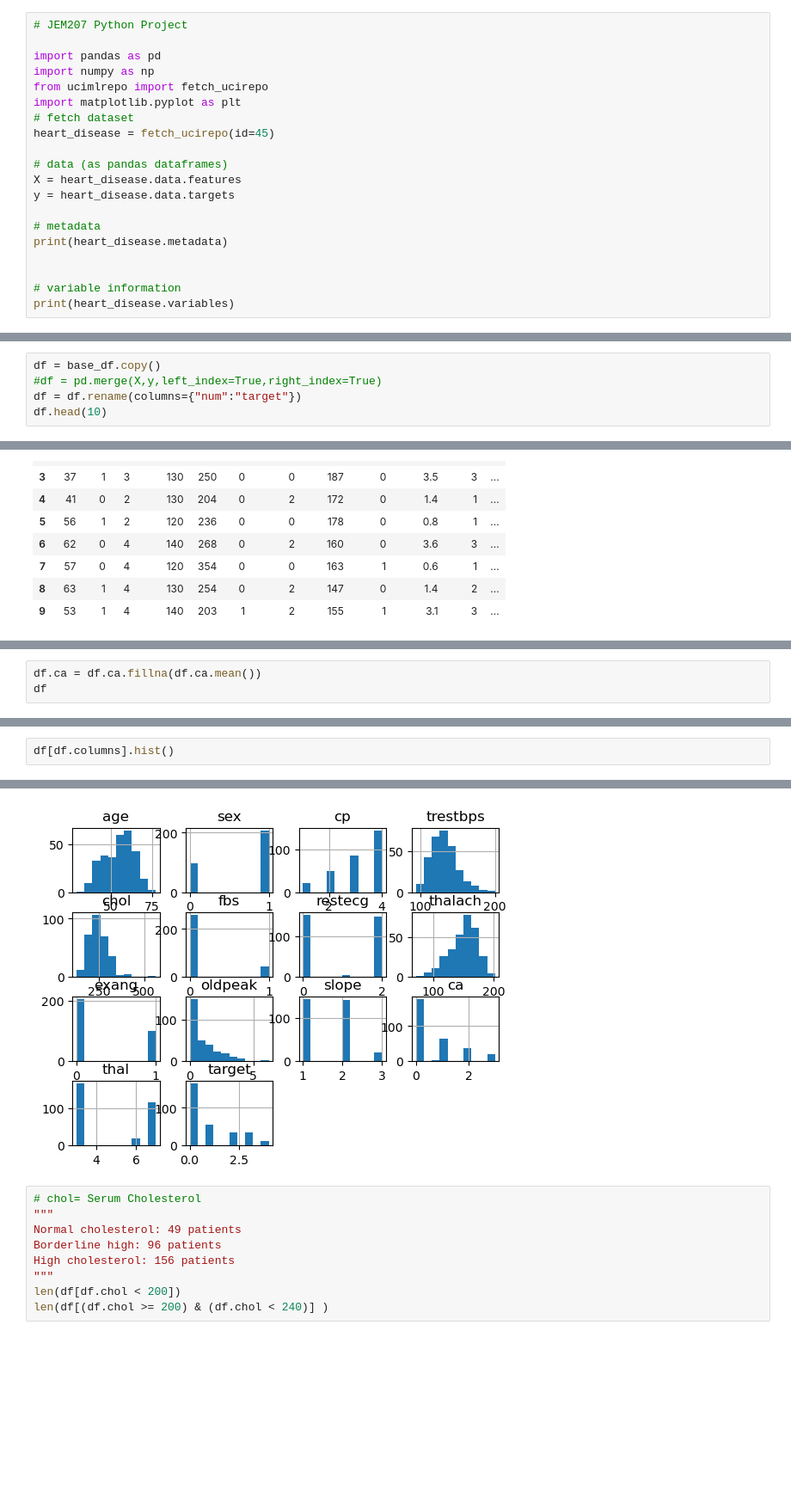
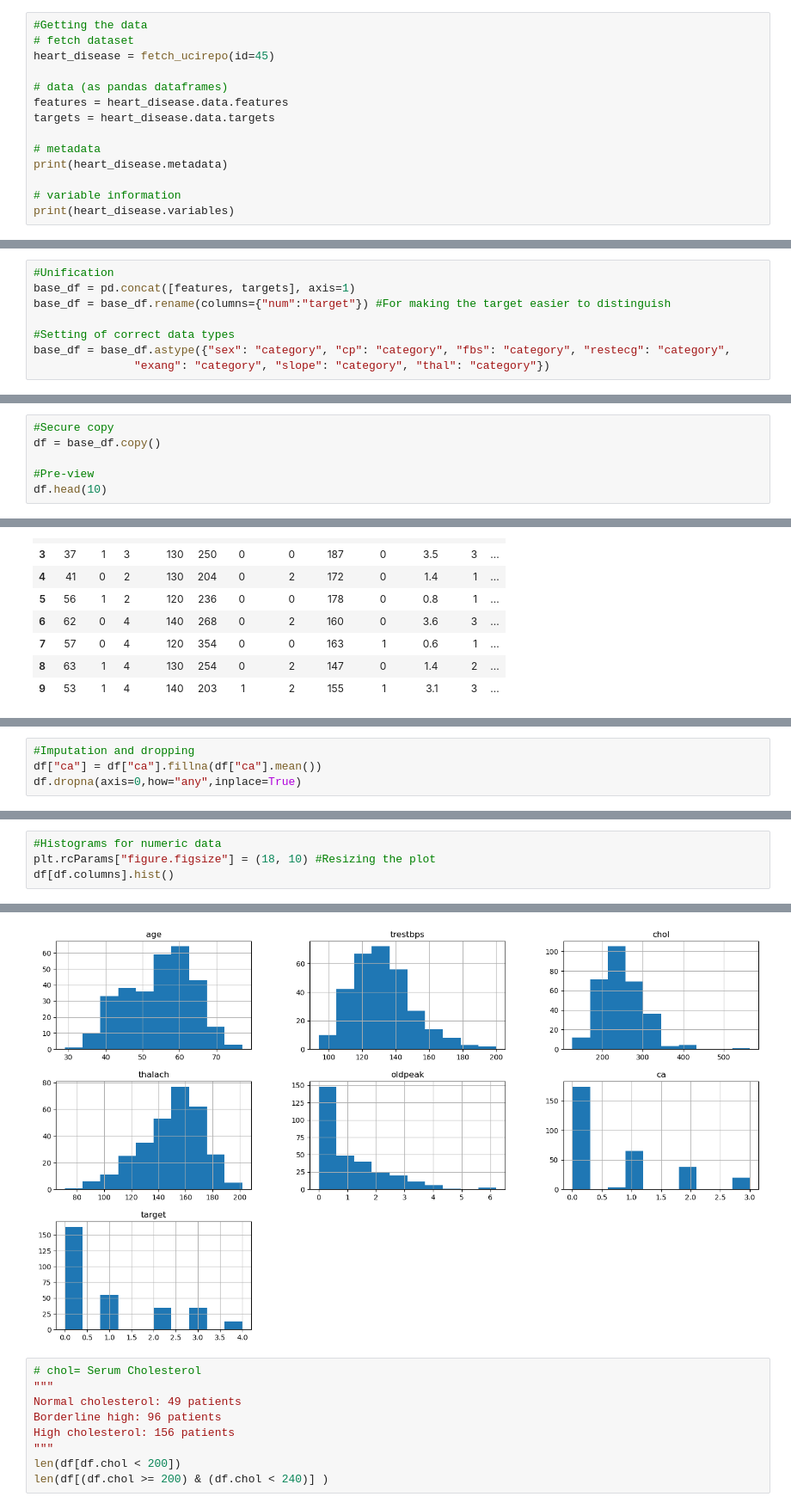
Before and after one commit to 96947300/JEM207-Project, a Jupyter notebook: finalproject.ipynb, the cells around one changed output, grey strips where cells are left out. Shown at 86% size. Cells and saved outputs as stored; diff of their text form; blank space fills up the shorter version.

```diff
--- a/finalproject.ipynb
+++ b/finalproject.ipynb
@@ -1,21 +12,15 @@
 # %%
-# JEM207 Python Project
-
-import pandas as pd
-import numpy as np
-from ucimlrepo import fetch_ucirepo
-import matplotlib.pyplot as plt
+#Getting the data
 # fetch dataset
 heart_disease = fetch_ucirepo(id=45)
 
 # data (as pandas dataframes)
-X = heart_disease.data.features
-y = heart_disease.data.targets
+features = heart_disease.data.features
+targets = heart_disease.data.targets
 
 # metadata
 print(heart_disease.metadata)
 
-
 # variable information
 print(heart_disease.variables)
 # %% [output]
@@ -148,0 +76,8 @@ base_df = pd.concat([X,y], axis=1)
+# %%
+#Unification
+base_df = pd.concat([features, targets], axis=1)
+base_df = base_df.rename(columns={"num":"target"}) #For making the target easier to distinguish
+
+#Setting of correct data types
+base_df = base_df.astype({"sex": "category", "cp": "category", "fbs": "category", "restecg": "category",
+               "exang": "category", "slope": "category", "thal": "category"})
@@ -149,7 +130,8 @@ base_df = pd.concat([X,y], axis=1)
 # %%
+#Secure copy
 df = base_df.copy()
-#df = pd.merge(X,y,left_index=True,right_index=True)
-df = df.rename(columns={"num":"target"})
+
+#Pre-view
 df.head(10)
 # %% [output]
 |  | age | sex | cp | trestbps | chol | fbs | restecg | thalach | exang | oldpeak | slope | ... |
@@ -202,3 +175,4 @@ Total NA values for the column target 0
 # %%
-df.ca = df.ca.fillna(df.ca.mean())
-df
+#Imputation and dropping
+df["ca"] = df["ca"].fillna(df["ca"].mean())
+df.dropna(axis=0,how="any",inplace=True)
@@ -241,3 +200,5 @@ array([6., 3., 7.])
 # %%
+#Histograms for numeric data
+plt.rcParams["figure.figsize"] = (18, 10) #Resizing the plot
 df[df.columns].hist()
 # %% [output]
@@ -257,5 +212,5 @@ array([[<Axes: title={'center': 'age'}>, <Axes: title={'center': 'sex'}>,
       dtype=object)
-[figure, old version]
+[figure, new version]
 # %%
 # chol= Serum Cholesterol
 """
```
Also changed, not shown: parts of 25 cells of this notebook.
